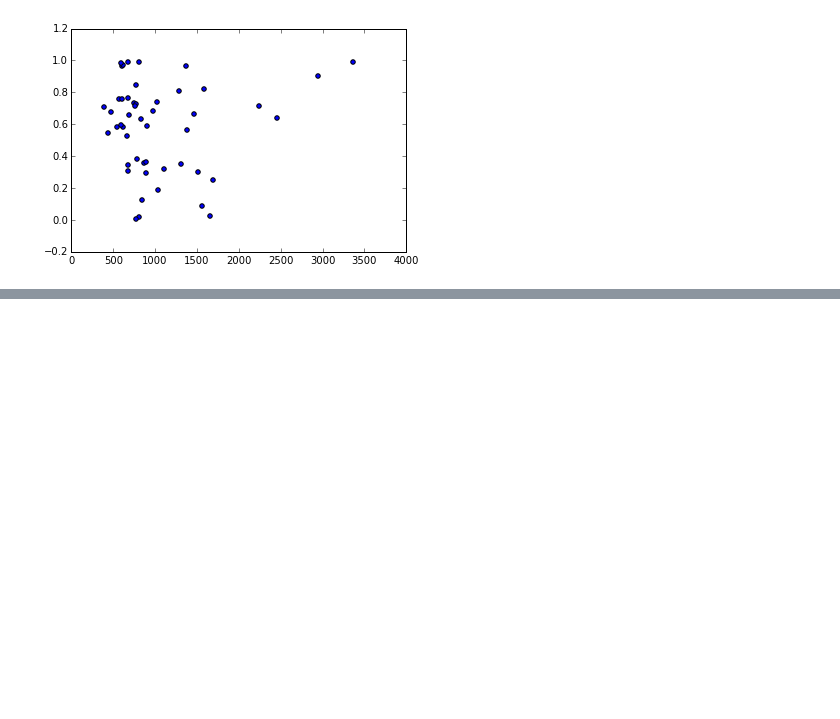
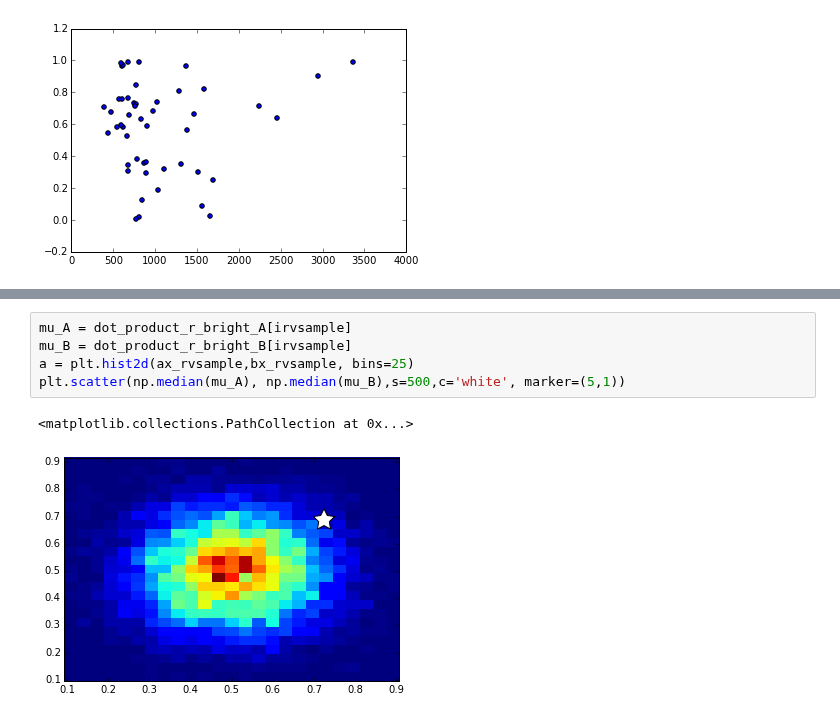
Before and after one commit to astroandes/SatelliteShapeLG, a Jupyter notebook: code/explore.ipynb, the cells around one changed output, grey strips where cells are left out. Drawn from its saved outputs; the diff is of its cells as text; blank space fills up the shorter version.

```diff
--- a/code/explore.ipynb
+++ b/code/explore.ipynb
@@ -600,0 +686,8 @@ plt.scatter(distance_AB[ifull],dot_product_r_bright_A[ifull])
+# %%
+mu_A = dot_product_r_bright_A[irvsample]
+mu_B = dot_product_r_bright_B[irvsample]
+a = plt.hist2d(ax_rvsample,bx_rvsample, bins=25)
+plt.scatter(np.median(mu_A), np.median(mu_B),s=500,c='white', marker=(5,1))
+# %% [output]
+<matplotlib.collections.PathCollection at 0x...>
+[figure, added]
```
Also changed, not shown: parts of 9 cells of this notebook.
